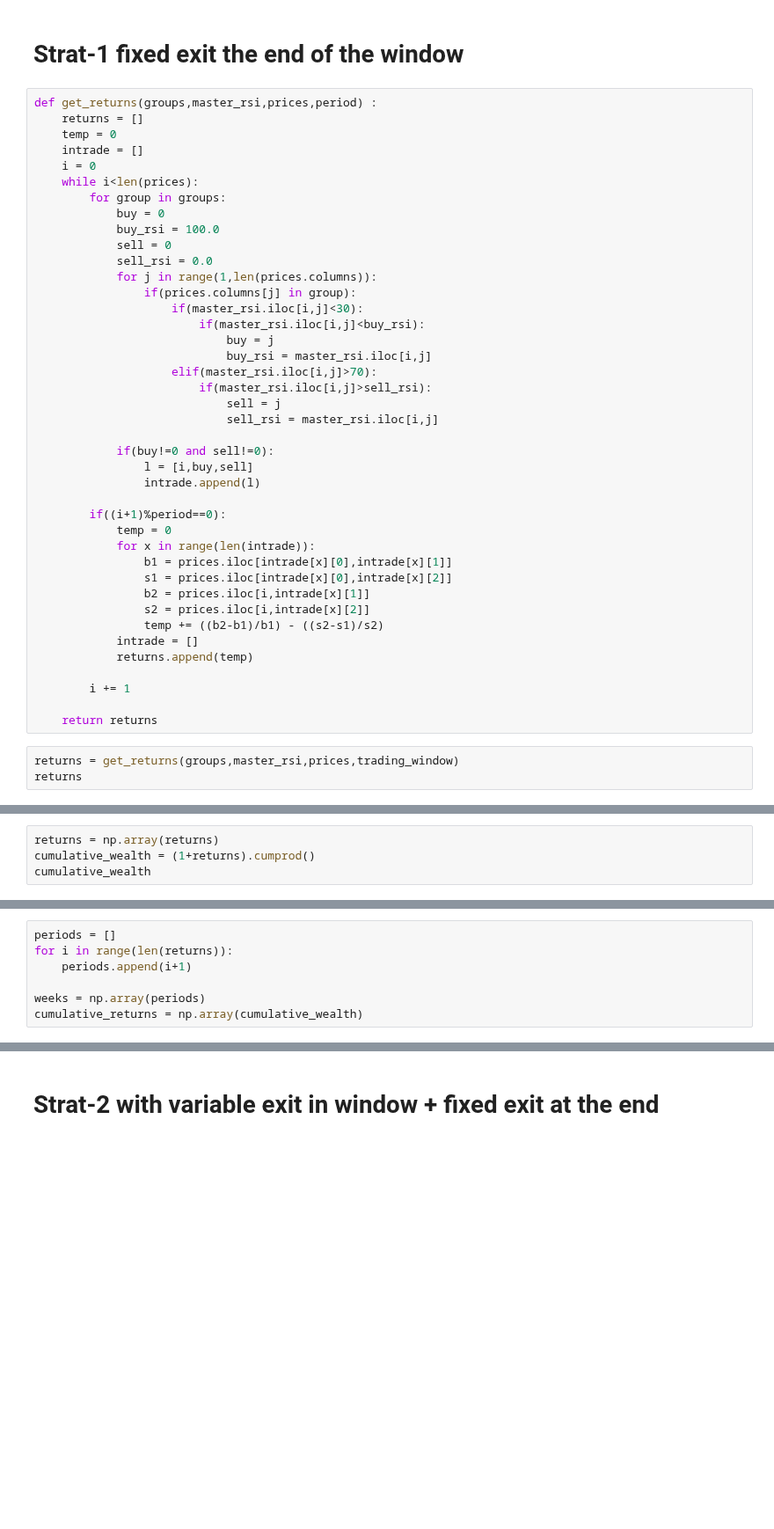
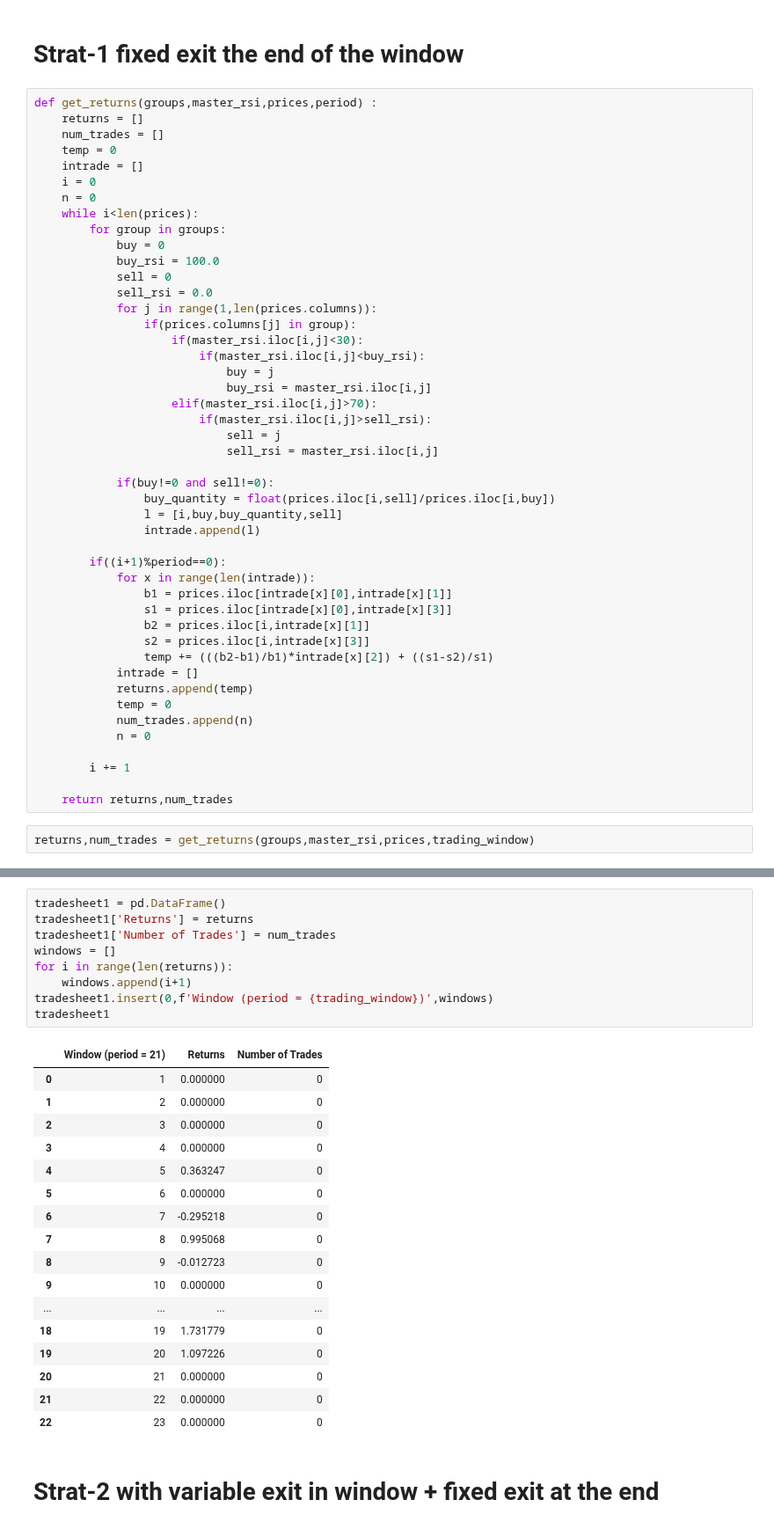
Before and after one commit to vedant2423/data-analysis-with-technical-indicators, a Jupyter notebook: Pair Trading final/notebooks/rsi_strat.ipynb, the cells around one changed output, grey strips where cells are left out. Shown at 88% size. Drawn from its saved outputs; the diff is of its cells as text; blank space fills up the shorter version.

```diff
--- a/Pair Trading final/notebooks/rsi_strat.ipynb
+++ b/Pair Trading final/notebooks/rsi_strat.ipynb
@@ -53,9 +96,11 @@ prices
 # %%
 def get_returns(groups,master_rsi,prices,period) :
     returns = []
+    num_trades = []
     temp = 0
     intrade = []
     i = 0
+    n = 0
     while i<len(prices):
         for group in groups:
             buy = 0
@@ -74,23 +119,25 @@ def get_returns(groups,master_rsi,prices,period) :
                             sell_rsi = master_rsi.iloc[i,j]
 
             if(buy!=0 and sell!=0):
-                l = [i,buy,sell]
+                buy_quantity = float(prices.iloc[i,sell]/prices.iloc[i,buy])
+                l = [i,buy,buy_quantity,sell]
                 intrade.append(l)
 
         if((i+1)%period==0):
-            temp = 0
             for x in range(len(intrade)):
                 b1 = prices.iloc[intrade[x][0],intrade[x][1]]
-                s1 = prices.iloc[intrade[x][0],intrade[x][2]]
+                s1 = prices.iloc[intrade[x][0],intrade[x][3]]
                 b2 = prices.iloc[i,intrade[x][1]]
-                s2 = prices.iloc[i,intrade[x][2]]
-                temp += ((b2-b1)/b1) - ((s2-s1)/s2)
+                s2 = prices.iloc[i,intrade[x][3]]
+                temp += (((b2-b1)/b1)*intrade[x][2]) + ((s1-s2)/s1)
             intrade = []
             returns.append(temp)
+            temp = 0
+            num_trades.append(n)
+            n = 0
 
         i += 1
 
-    return returns
+    return returns,num_trades
 # %%
-returns = get_returns(groups,master_rsi,prices,trading_window)
-returns
+returns,num_trades = get_returns(groups,master_rsi,prices,trading_window)
@@ -107,4 +143,0 @@ returns
-# %%
-returns = np.array(returns)
-cumulative_wealth = (1+returns).cumprod()
-cumulative_wealth
@@ -114,7 +143,0 @@ array([1.        , 0.78720756, 0.30779341, 0.39667242, 0.75232613,
-# %%
-periods = []
-for i in range(len(returns)):
-    periods.append(i+1)
-
-weeks = np.array(periods)
-cumulative_returns = np.array(cumulative_wealth)
@@ -129,3 +144,30 @@ plt.show()
+# %%
+tradesheet1 = pd.DataFrame()
+tradesheet1['Returns'] = returns
+tradesheet1['Number of Trades'] = num_trades
+windows = []
+for i in range(len(returns)):
+    windows.append(i+1)
+tradesheet1.insert(0,f'Window (period = {trading_window})',windows)
+tradesheet1
+# %% [output]
+|  | Window (period = 21) | Returns | Number of Trades |
+| 0 | 1 | 0.000000 | 0 |
+| 1 | 2 | 0.000000 | 0 |
+| 2 | 3 | 0.000000 | 0 |
+| 3 | 4 | 0.000000 | 0 |
+| 4 | 5 | 0.363247 | 0 |
+| 5 | 6 | 0.000000 | 0 |
+| 6 | 7 | -0.295218 | 0 |
+| 7 | 8 | 0.995068 | 0 |
+| 8 | 9 | -0.012723 | 0 |
+| 9 | 10 | 0.000000 | 0 |
+| ... | ... | ... | ... |
+| 18 | 19 | 1.731779 | 0 |
+| 19 | 20 | 1.097226 | 0 |
+| 20 | 21 | 0.000000 | 0 |
+| 21 | 22 | 0.000000 | 0 |
+| 22 | 23 | 0.000000 | 0 |
 # %% [markdown]
 # Strat-2 with variable exit in window + fixed exit at the end
 # %%
```
Also changed, not shown: parts of 17 cells of this notebook, 1 other file.
